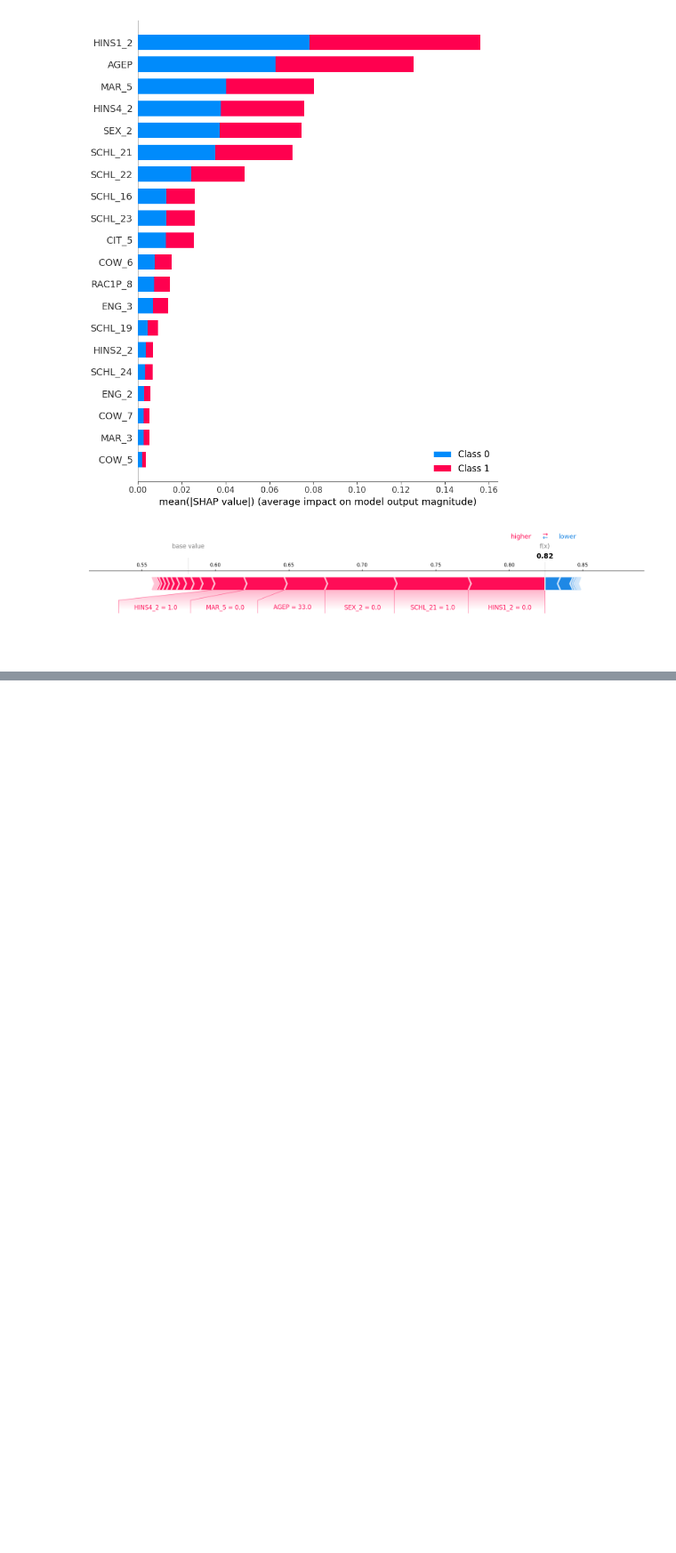
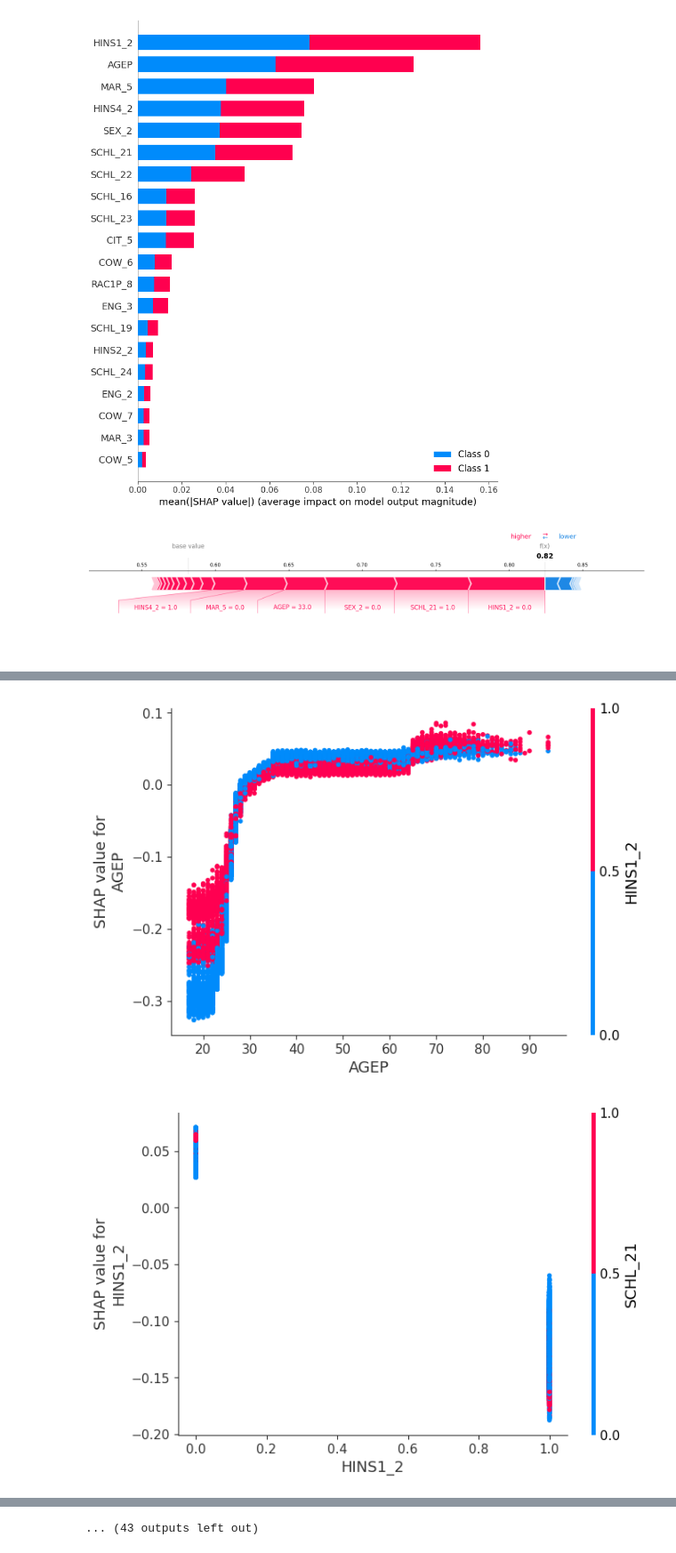
Before and after one commit to const5craciun/algo_fair, a Jupyter notebook: Notebook.ipynb, the cells around one changed output, grey strips where cells are left out. Shown at 89% size. Drawn from its saved outputs; the diff is of its cells as text; code cells hidden in the pictures; blank space fills up the shorter version.

```diff
--- a/Notebook.ipynb
+++ b/Notebook.ipynb
@@ -829,0 +843,7 @@ shap.plots.force(rf_explainer.expected_value[1], rf_shap_values[1][1,:], X_test.
+# %%
+# Dependece plot for all features of the Random Forest model
+for name in X_test.columns:
+    shap.dependence_plot(name, rf_shap_values[1], X_test)
+# %% [output]
+[figure, added]
+[figure, added]
@@ -829,0 +860 @@ shap.plots.force(rf_explainer.expected_value[1], rf_shap_values[1][1,:], X_test.
+... (43 outputs left out)
```
Also changed, not shown: parts of 8 cells of this notebook.
